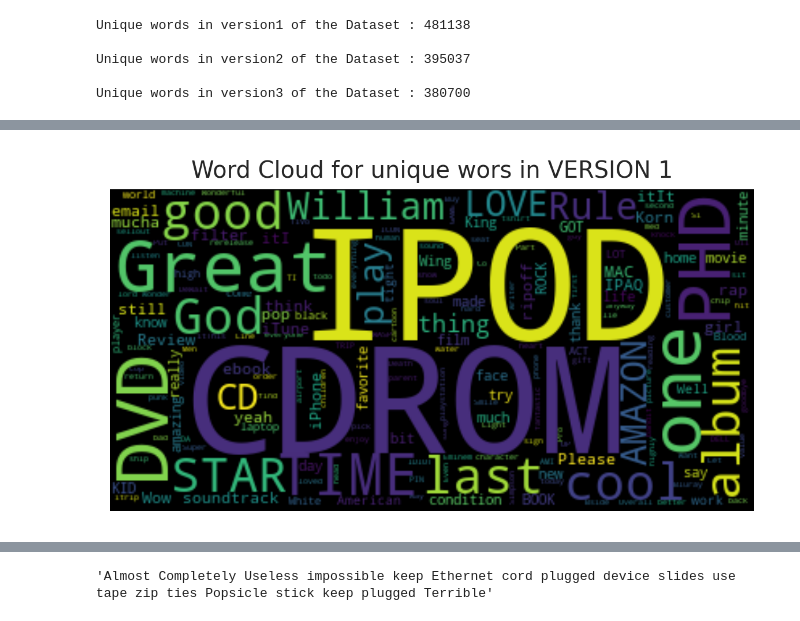
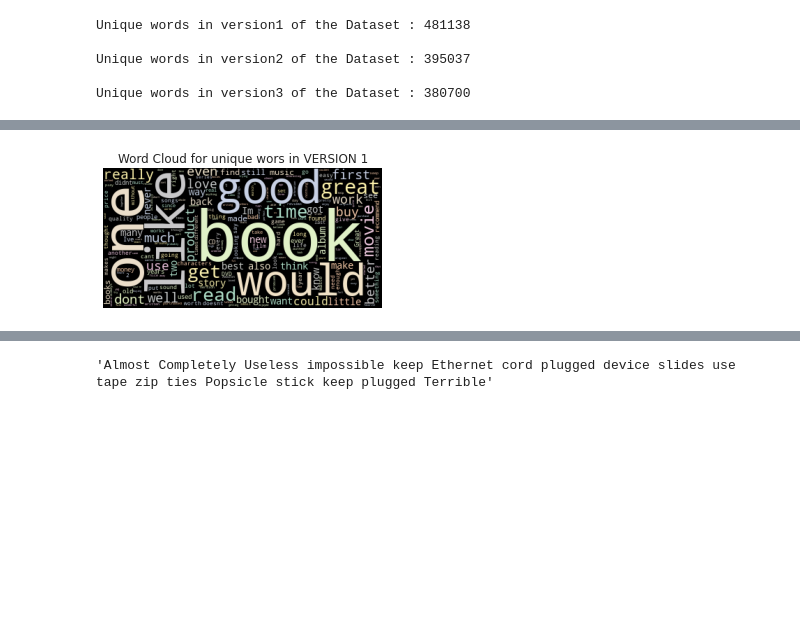
Before and after one commit to Anomaly1702/NLP_Basics, a Jupyter notebook: a1812913_Anubhav_assign1.ipynb, the cells around one changed output, grey strips where cells are left out. Cells and saved outputs as stored; diff of their text form; code cells hidden in the pictures; blank space fills up the shorter version.

```diff
--- a/a1812913_Anubhav_assign1.ipynb
+++ b/a1812913_Anubhav_assign1.ipynb
@@ -229,12 +229,5 @@ def disp_wordCloud(title,dict,max_words=1000):
-# %%
-# !pip install wordcloud
-#Word Cloud for unique words in VERSION 1
-from wordcloud import WordCloud
-import matplotlib.pyplot as plt
-wordcloud = WordCloud () .generate ([ ' ' .join ( word for word in uniqe_version1.keys ())][ 0 ])
-plt.imshow ( wordcloud , interpolation= 'bilinear' )
-plt.axis ( "off" )
-plt.title ( "Word Cloud for unique wors in VERSION 1" )
-plt.show ()
-# %% [output]
-[figure, removed]
+# %%
+title = "VERSION 1"
+disp_wordCloud(title,uniqe_version1,max_words=1000)
+# %% [output]
+[figure, added]
```
Also changed, not shown: parts of 12 cells of this notebook.
